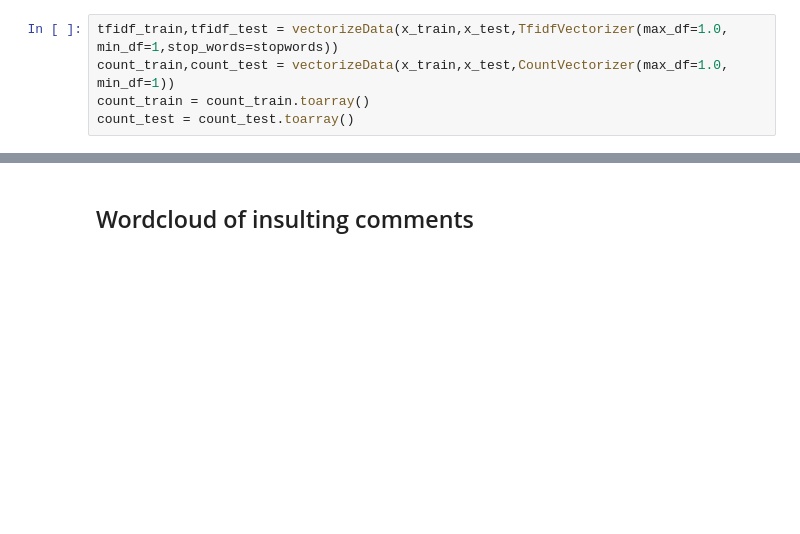
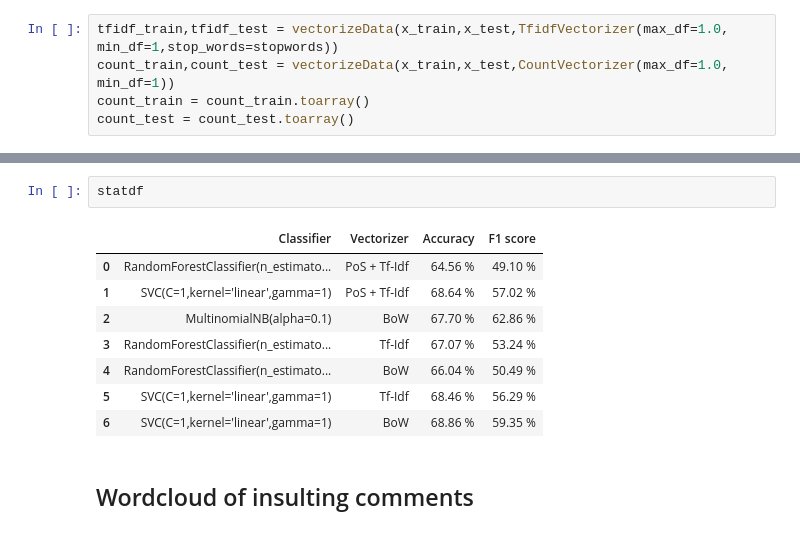
Before and after one commit to Myrto-Iglezou/Comment-Classifier, a Jupyter notebook: project3.ipynb, the cells around one changed output, grey strips where cells are left out. Saved outputs shown, nothing was run; the diff lists cells and outputs as text; blank space fills up the shorter version.

```diff
--- a/project3.ipynb
+++ b/project3.ipynb
@@ -434,3 +475,14 @@ F1 score =  59.06 %
+# %%
+statdf
+# %% [output]
+|  | Classifier | Vectorizer | Accuracy | F1 score |
+| 0 | RandomForestClassifier(n_estimato... | PoS + Tf-Idf | 64.56 % | 49.10 % |
+| 1 | SVC(C=1,kernel='linear',gamma=1) | PoS + Tf-Idf | 68.64 % | 57.02 % |
+| 2 | MultinomialNB(alpha=0.1) | BoW | 67.70 % | 62.86 % |
+| 3 | RandomForestClassifier(n_estimato... | Tf-Idf | 67.07 % | 53.24 % |
+| 4 | RandomForestClassifier(n_estimato... | BoW | 66.04 % | 50.49 % |
+| 5 | SVC(C=1,kernel='linear',gamma=1) | Tf-Idf | 68.46 % | 56.29 % |
+| 6 | SVC(C=1,kernel='linear',gamma=1) | BoW | 68.86 % | 59.35 % |
 # %% [markdown]
 ## Wordcloud of insulting comments
 # %%
```
Also changed, not shown: parts of 22 cells of this notebook.
